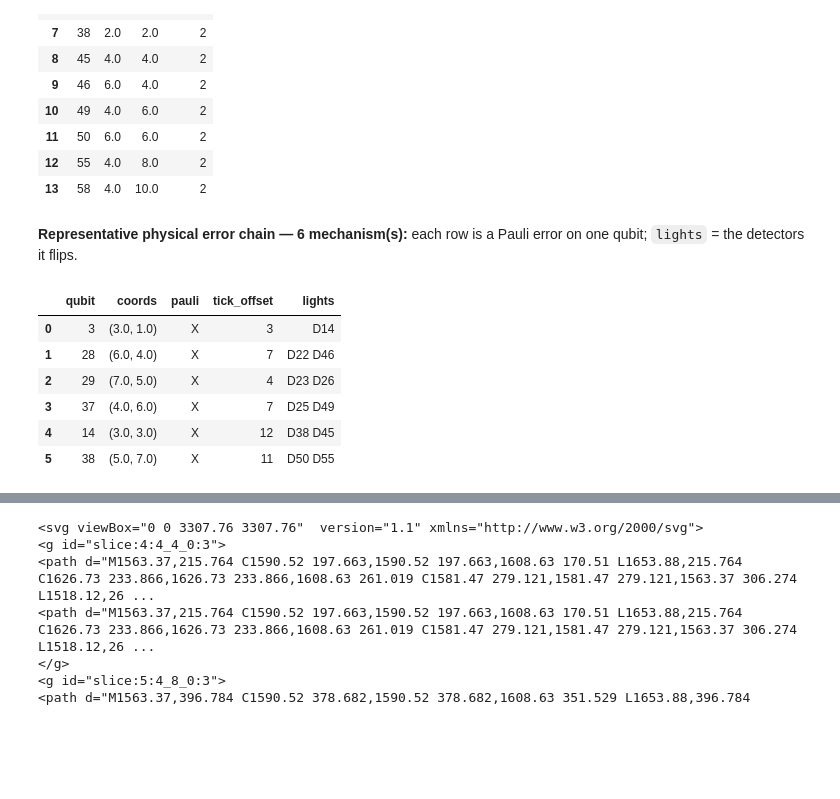
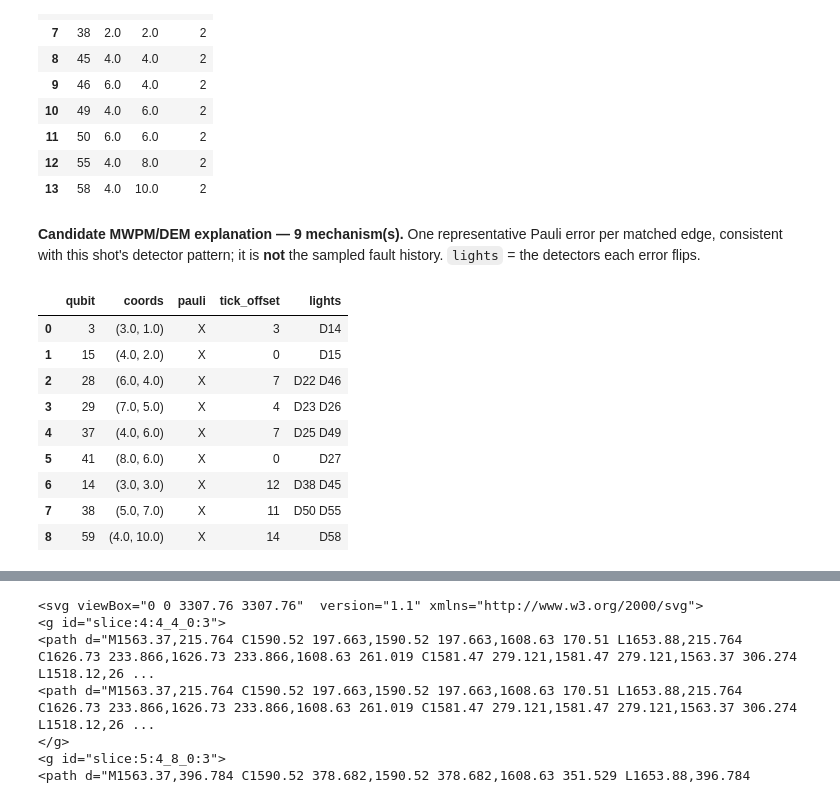
Before and after one commit to karriechey/FNAL-QCDecoding-FPGA, a Jupyter notebook: analysis_notebooks/failure_case_explorer.ipynb, the cells around one changed output, grey strips where cells are left out. Saved outputs shown, nothing was run; the diff lists cells and outputs as text; code cells hidden in the pictures; blank space fills up the shorter version.

```diff
--- a/analysis_notebooks/failure_case_explorer.ipynb
+++ b/analysis_notebooks/failure_case_explorer.ipynb
@@ -137,9 +239,23 @@ tool. Change `SHOT` to any value from the table above.
 # %%
-def physical_error_chain(shot):
-    """Return (edges, explained_errors, readable_rows) for one shot's syndrome."""
+def candidate_mwpm_explanation(shot):
+    """Return (edges, candidate_errors, readable_rows) for one shot's syndrome.
+
+    IMPORTANT — provenance: this is NOT the physical fault history that Stim sampled.
+    It is ONE representative Pauli error per MWPM-matched edge that is *consistent with*
+    the detector pattern: a candidate DEM/MWPM explanation. The true injected faults are
+    degenerate with, and generally different from, this reconstruction.
+    """
     syn = det_evts[shot].astype(np.uint8)
     edges = MATCH.decode_to_edges_array(syn)           # detector pairs; -1 = boundary
-    lines = [f'error(1) D{a} L0' if b == -1 else f'error(1) D{a} D{b}' for a, b in edges]
+    lines = []
+    for a, b in edges:
+        a, b = int(a), int(b)
+        dets = f'D{a}' if b == -1 else f'D{a} D{b}'
+        # attach ONLY the logical observables this specific edge actually carries
+        # (from the matching graph), instead of blanket-L0 on every boundary edge.
+        fids = EDGE_FAULTS.get(frozenset((a, b)), set())
+        logi = ''.join(f' L{f}' for f in sorted(fids))
+        lines.append(f'error(1) {dets}{logi}')
     expl = CIRC.explain_detector_error_model_errors(
         dem_filter=stim.DetectorErrorModel("\n".join(lines)),
         reduce_to_one_representative_error=True)
@@ -155,6 +271,9 @@ def physical_error_chain(shot):
                                  lights=" ".join(dets)))
     return edges, marks, pd.DataFrame(readable)
 
+# deprecated alias: keep old name importable, but the honest name is above.
+physical_error_chain = candidate_mwpm_explanation
+
 def fired_detectors(shot):
     ids = np.where(det_evts[shot])[0]
     return pd.DataFrame([dict(det=i, x=DET_COORDS[i][0], y=DET_COORDS[i][1],
@@ -192,16 +311,21 @@ shot 64684  (pool idx 9874684)
 | 12 | 55 | 4.0 | 8.0 | 2 |
 | 13 | 58 | 4.0 | 10.0 | 2 |
 # %%
-edges, expl, chain = physical_error_chain(SHOT)
-display(Markdown(f"**Representative physical error chain — {len(chain)} mechanism(s):** "
-                 f"each row is a Pauli error on one qubit; `lights` = the detectors it flips."))
+edges, candidate_explanation, chain = candidate_mwpm_explanation(SHOT)
+display(Markdown(
+    f"**Candidate MWPM/DEM explanation — {len(chain)} mechanism(s).** "
+    f"One representative Pauli error per matched edge, consistent with this shot's detector "
+    f"pattern; it is **not** the sampled fault history. `lights` = the detectors each error flips."))
 display(chain)
 # %% [output]
-**Representative physical error chain — 6 mechanism(s):** each row is a Pauli error on one qubit; `lights` = the detectors it flips.
+**Candidate MWPM/DEM explanation — 9 mechanism(s).** One representative Pauli error per matched edge, consistent with this shot's detector pattern; it is **not** the sampled fault history. `lights` = the detectors each error flips.
 |  | qubit | coords | pauli | tick_offset | lights |
 | 0 | 3 | (3.0, 1.0) | X | 3 | D14 |
-| 1 | 28 | (6.0, 4.0) | X | 7 | D22 D46 |
-| 2 | 29 | (7.0, 5.0) | X | 4 | D23 D26 |
-| 3 | 37 | (4.0, 6.0) | X | 7 | D25 D49 |
-| 4 | 14 | (3.0, 3.0) | X | 12 | D38 D45 |
-| 5 | 38 | (5.0, 7.0) | X | 11 | D50 D55 |
+| 1 | 15 | (4.0, 2.0) | X | 0 | D15 |
+| 2 | 28 | (6.0, 4.0) | X | 7 | D22 D46 |
+| 3 | 29 | (7.0, 5.0) | X | 4 | D23 D26 |
+| 4 | 37 | (4.0, 6.0) | X | 7 | D25 D49 |
+| 5 | 41 | (8.0, 6.0) | X | 0 | D27 |
+| 6 | 14 | (3.0, 3.0) | X | 12 | D38 D45 |
+| 7 | 38 | (5.0, 7.0) | X | 11 | D50 D55 |
+| 8 | 59 | (4.0, 10.0) | X | 14 | D58 |
```
Also changed, not shown: parts of 13 cells of this notebook, 3 other files.
